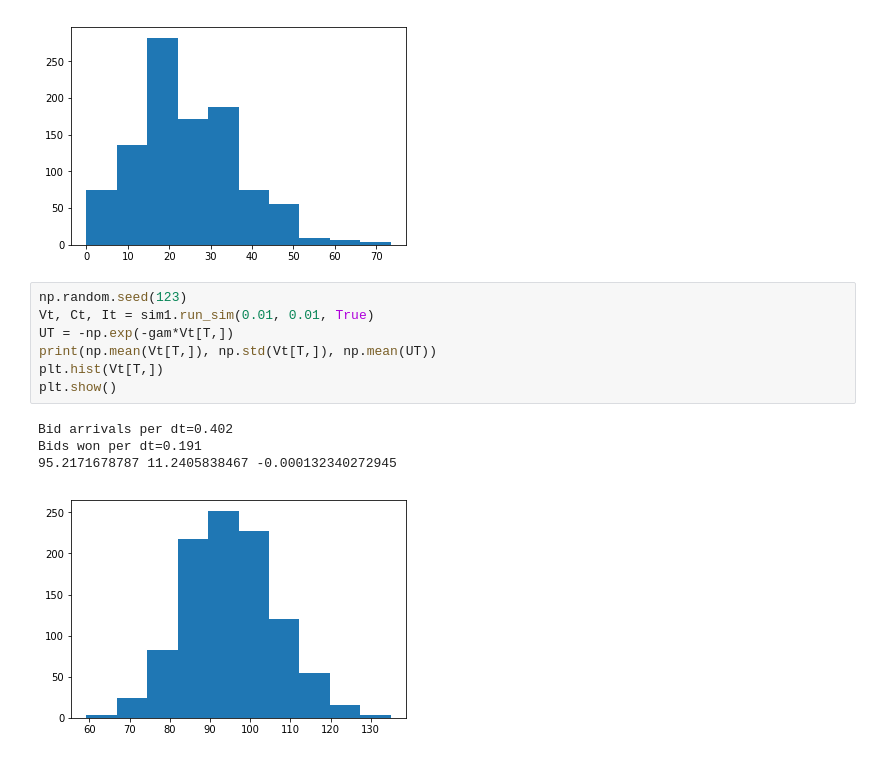
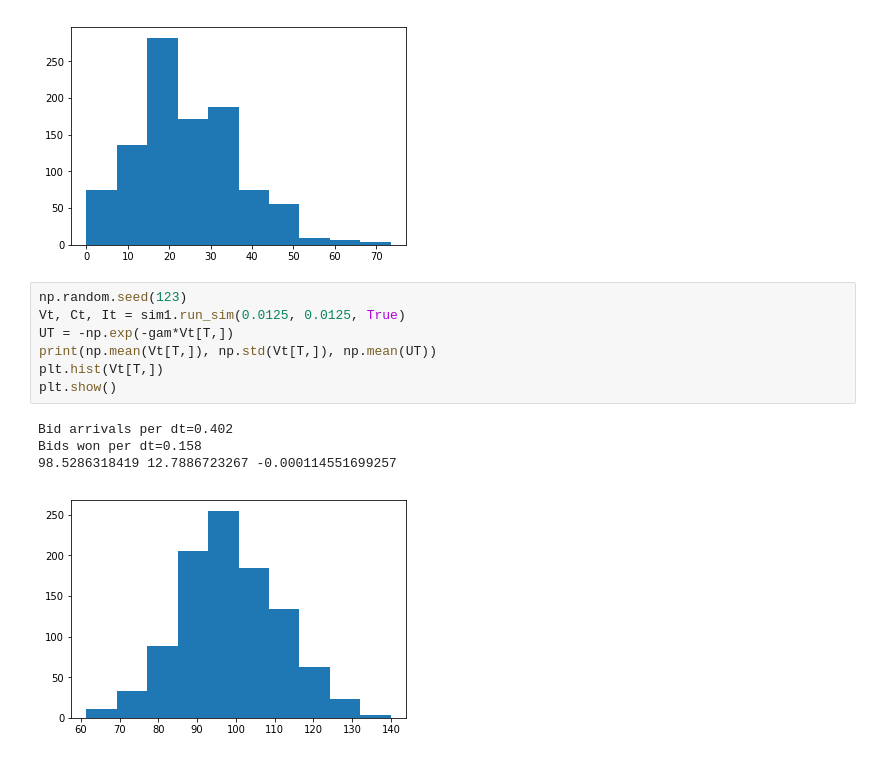
Before and after one commit to ajlindeman/FI-Analytics, a Jupyter notebook: Axegine/Axegine-1.ipynb, the cells around one changed output. Drawn from its saved outputs; the diff is of its cells as text.

```diff
--- a/Axegine/Axegine-1.ipynb
+++ b/Axegine/Axegine-1.ipynb
@@ -148,13 +148,13 @@ Bids won per dt=0.010
 [figure]
 # %%
 np.random.seed(123)
-Vt, Ct, It = sim1.run_sim(0.01, 0.01, True)
+Vt, Ct, It = sim1.run_sim(0.0125, 0.0125, True)
 UT = -np.exp(-gam*Vt[T,])
 print(np.mean(Vt[T,]), np.std(Vt[T,]), np.mean(UT))
 plt.hist(Vt[T,])
 plt.show()
 # %% [output]
 Bid arrivals per dt=0.402
-Bids won per dt=0.191
-95.2171678787 11.2405838467 -0.000132340272945
+Bids won per dt=0.158
+98.5286318419 12.7886723267 -0.000114551699257
-[figure, old version]
+[figure, new version]
```
Also changed, not shown: parts of 3 cells of this notebook.
